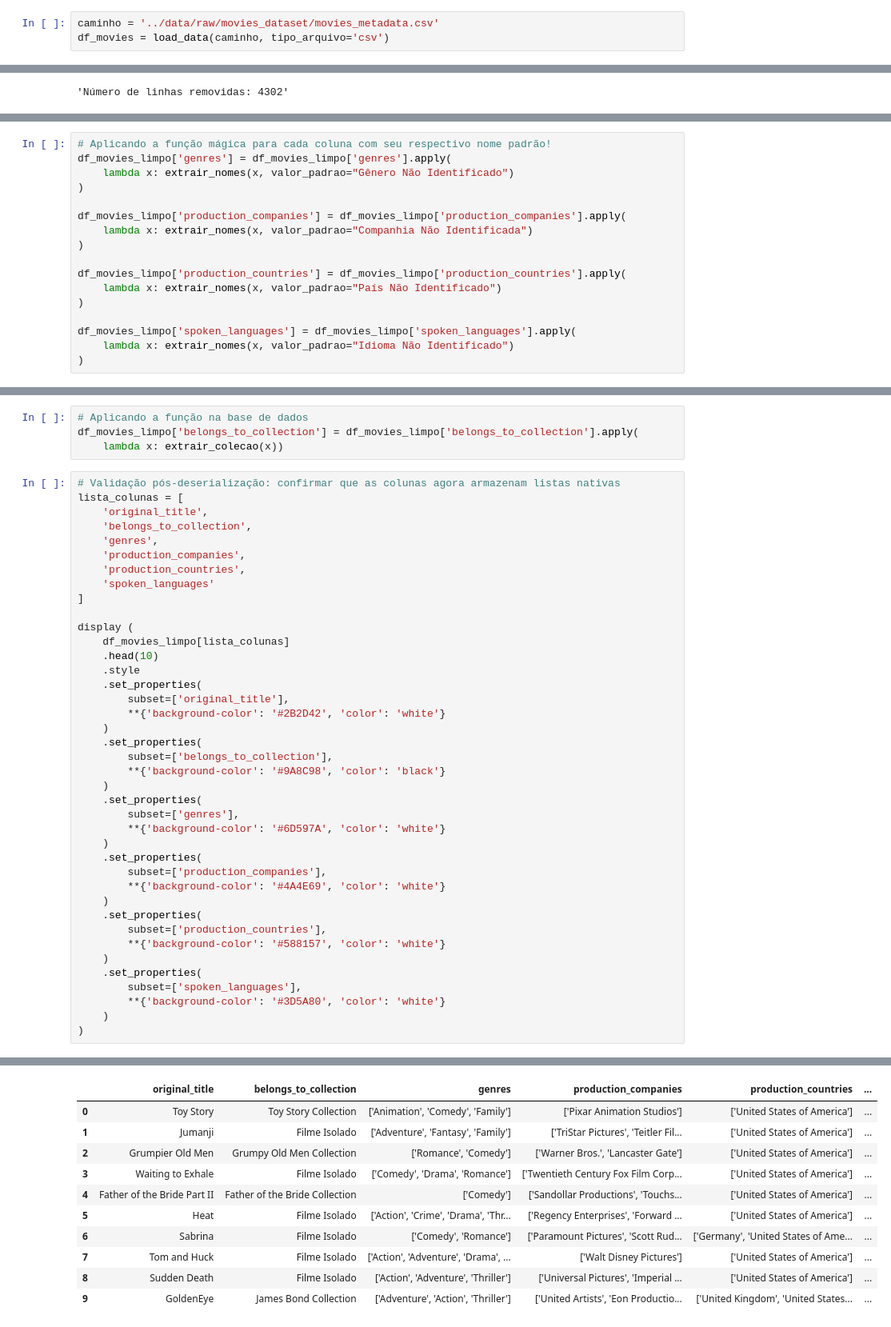
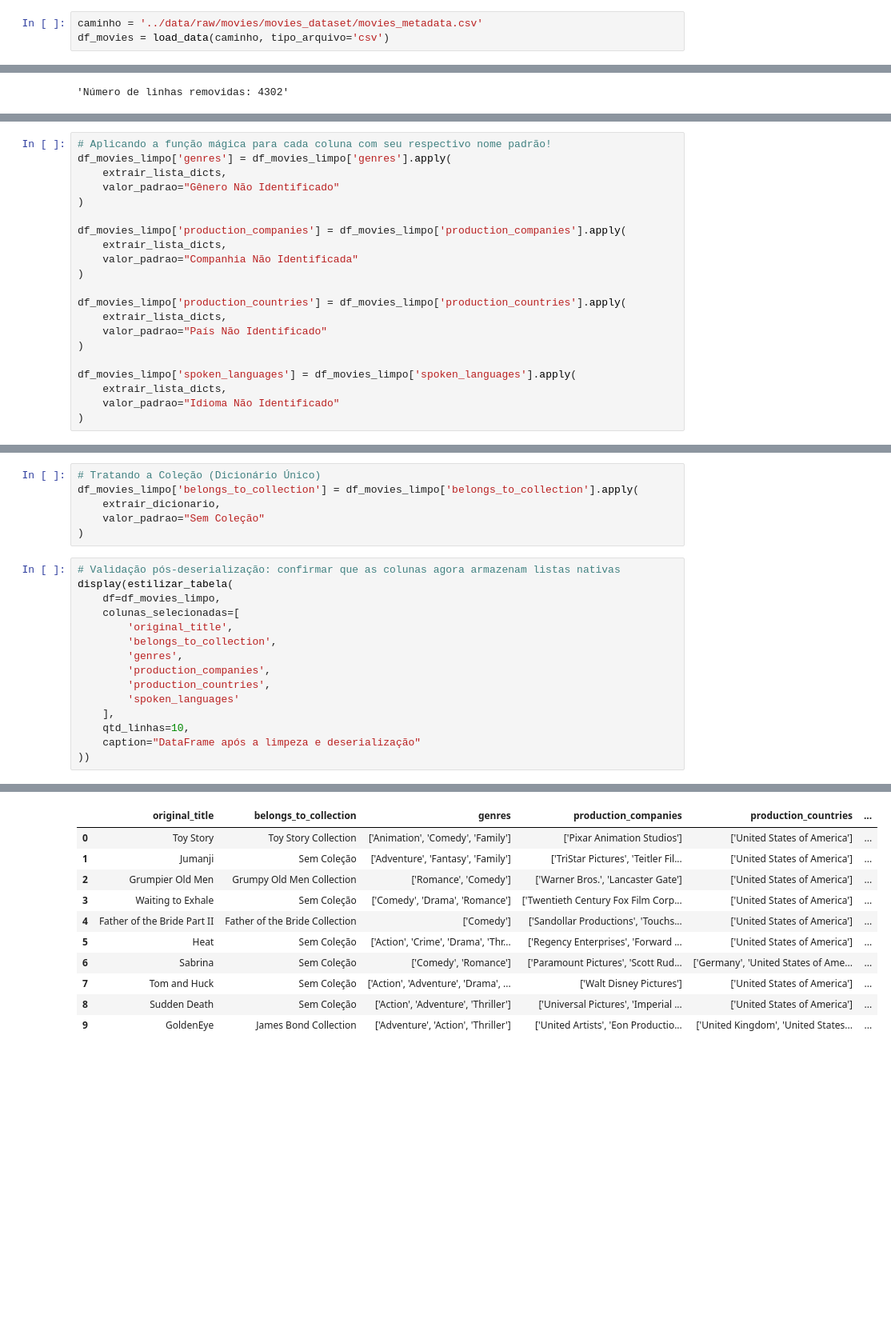
Before and after one commit to AleCecilio/entertainment_industry_performance_analysis, a Jupyter notebook: notebooks/05_data_cleaning_movies.ipynb, the cells around one changed output, grey strips where cells are left out. Shown at 80% size. Cells and saved outputs as stored; diff of their text form; blank space fills up the shorter version.

```diff
--- a/notebooks/05_data_cleaning_movies.ipynb
+++ b/notebooks/05_data_cleaning_movies.ipynb
@@ -31,7 +31,7 @@ from src import save_dataset
 ---
 ## Carregando Dados
 # %%
-caminho = '../data/raw/movies_dataset/movies_metadata.csv'
+caminho = '../data/raw/movies/movies_dataset/movies_metadata.csv'
 df_movies = load_data(caminho, tipo_arquivo='csv')
 # %% [output]
 Dados CSV carregados! Formato: (45466, 24)
@@ -286,19 +252,23 @@ def extrair_nomes(texto, valor_padrao="Não Identificado"):
 # %%
 # Aplicando a função mágica para cada coluna com seu respectivo nome padrão!
 df_movies_limpo['genres'] = df_movies_limpo['genres'].apply(
-    lambda x: extrair_nomes(x, valor_padrao="Gênero Não Identificado")
+    extrair_lista_dicts,
+    valor_padrao="Gênero Não Identificado"
 )
 
 df_movies_limpo['production_companies'] = df_movies_limpo['production_companies'].apply(
-    lambda x: extrair_nomes(x, valor_padrao="Companhia Não Identificada")
+    extrair_lista_dicts,
+    valor_padrao="Companhia Não Identificada"
 )
 
 df_movies_limpo['production_countries'] = df_movies_limpo['production_countries'].apply(
-    lambda x: extrair_nomes(x, valor_padrao="País Não Identificado")
+    extrair_lista_dicts,
+    valor_padrao="País Não Identificado"
 )
 
 df_movies_limpo['spoken_languages'] = df_movies_limpo['spoken_languages'].apply(
-    lambda x: extrair_nomes(x, valor_padrao="Idioma Não Identificado")
+    extrair_lista_dicts,
+    valor_padrao="Idioma Não Identificado"
 )
 # %% [markdown]
 ### Extração de Franquias (Coleções)
@@ -330,45 +280,22 @@ def extrair_colecao(texto, valor_padrao="Filme Isolado"):
 # %%
-# Aplicando a função na base de dados
+# Tratando a Coleção (Dicionário Único)
 df_movies_limpo['belongs_to_collection'] = df_movies_limpo['belongs_to_collection'].apply(
-    lambda x: extrair_colecao(x))
+    extrair_dicionario,
+    valor_padrao="Sem Coleção"
+)
 # %%
 # Validação pós-deserialização: confirmar que as colunas agora armazenam listas nativas
-lista_colunas = [
-    'original_title',
-    'belongs_to_collection',
-    'genres',
-    'production_companies',
-    'production_countries',
-    'spoken_languages'
-]
-
-display (
-    df_movies_limpo[lista_colunas]
-    .head(10)
-    .style
-    .set_properties(
-        subset=['original_title'],
-        **{'background-color': '#2B2D42', 'color': 'white'}
-    )
-    .set_properties(
-        subset=['belongs_to_collection'],
-        **{'background-color': '#9A8C98', 'color': 'black'}
-    )
-    .set_properties(
-        subset=['genres'],
-        **{'background-color': '#6D597A', 'color': 'white'}
-    )
-    .set_properties(
-        subset=['production_companies'],
-        **{'background-color': '#4A4E69', 'color': 'white'}
-    )
-    .set_properties(
-        subset=['production_countries'],
-        **{'background-color': '#588157', 'color': 'white'}
-    )
-    .set_properties(
-        subset=['spoken_languages'],
-        **{'background-color': '#3D5A80', 'color': 'white'}
-    )
-)
+display(estilizar_tabela(
+    df=df_movies_limpo,
+    colunas_selecionadas=[
+        'original_title',
+        'belongs_to_collection',
+        'genres',
+        'production_companies',
+        'production_countries',
+        'spoken_languages'
+    ],
+    qtd_linhas=10,
+    caption="DataFrame após a limpeza e deserialização"
+))
 # %% [output]
@@ -375,13 +303,13 @@ display (
 |  | original_title | belongs_to_collection | genres | production_companies | production_countries | ... |
 | 0 | Toy Story | Toy Story Collection | ['Animation', 'Comedy', 'Family'] | ['Pixar Animation Studios'] | ['United States of America'] | ... |
-| 1 | Jumanji | Filme Isolado | ['Adventure', 'Fantasy', 'Family'] | ['TriStar Pictures', 'Teitler Fil... | ['United States of America'] | ... |
+| 1 | Jumanji | Sem Coleção | ['Adventure', 'Fantasy', 'Family'] | ['TriStar Pictures', 'Teitler Fil... | ['United States of America'] | ... |
 | 2 | Grumpier Old Men | Grumpy Old Men Collection | ['Romance', 'Comedy'] | ['Warner Bros.', 'Lancaster Gate'] | ['United States of America'] | ... |
-| 3 | Waiting to Exhale | Filme Isolado | ['Comedy', 'Drama', 'Romance'] | ['Twentieth Century Fox Film Corp... | ['United States of America'] | ... |
+| 3 | Waiting to Exhale | Sem Coleção | ['Comedy', 'Drama', 'Romance'] | ['Twentieth Century Fox Film Corp... | ['United States of America'] | ... |
 | 4 | Father of the Bride Part II | Father of the Bride Collection | ['Comedy'] | ['Sandollar Productions', 'Touchs... | ['United States of America'] | ... |
-| 5 | Heat | Filme Isolado | ['Action', 'Crime', 'Drama', 'Thr... | ['Regency Enterprises', 'Forward ... | ['United States of America'] | ... |
-| 6 | Sabrina | Filme Isolado | ['Comedy', 'Romance'] | ['Paramount Pictures', 'Scott Rud... | ['Germany', 'United States of Ame... | ... |
-| 7 | Tom and Huck | Filme Isolado | ['Action', 'Adventure', 'Drama', ... | ['Walt Disney Pictures'] | ['United States of America'] | ... |
-| 8 | Sudden Death | Filme Isolado | ['Action', 'Adventure', 'Thriller'] | ['Universal Pictures', 'Imperial ... | ['United States of America'] | ... |
+| 5 | Heat | Sem Coleção | ['Action', 'Crime', 'Drama', 'Thr... | ['Regency Enterprises', 'Forward ... | ['United States of America'] | ... |
+| 6 | Sabrina | Sem Coleção | ['Comedy', 'Romance'] | ['Paramount Pictures', 'Scott Rud... | ['Germany', 'United States of Ame... | ... |
+| 7 | Tom and Huck | Sem Coleção | ['Action', 'Adventure', 'Drama', ... | ['Walt Disney Pictures'] | ['United States of America'] | ... |
+| 8 | Sudden Death | Sem Coleção | ['Action', 'Adventure', 'Thriller'] | ['Universal Pictures', 'Imperial ... | ['United States of America'] | ... |
 | 9 | GoldenEye | James Bond Collection | ['Adventure', 'Action', 'Thriller'] | ['United Artists', 'Eon Productio... | ['United Kingdom', 'United States... | ... |
 # %% [markdown]
 ---
```
Also changed, not shown: parts of 6 cells of this notebook, 31 other files.
